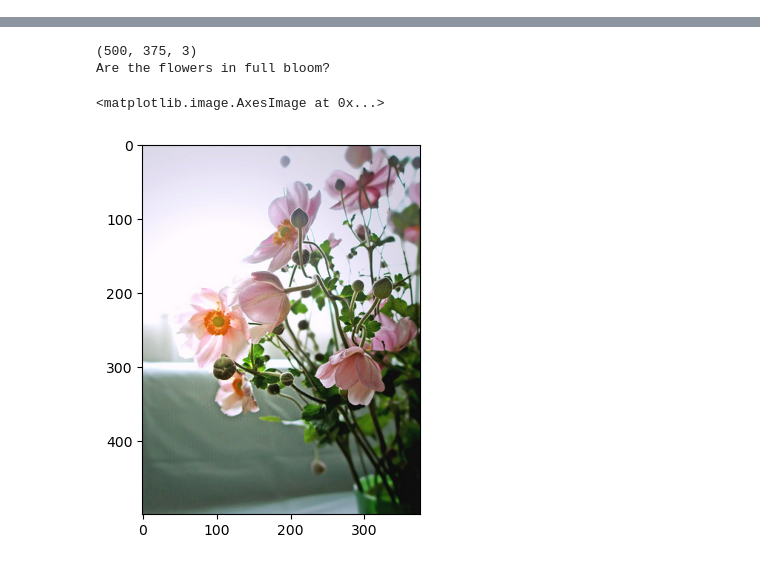
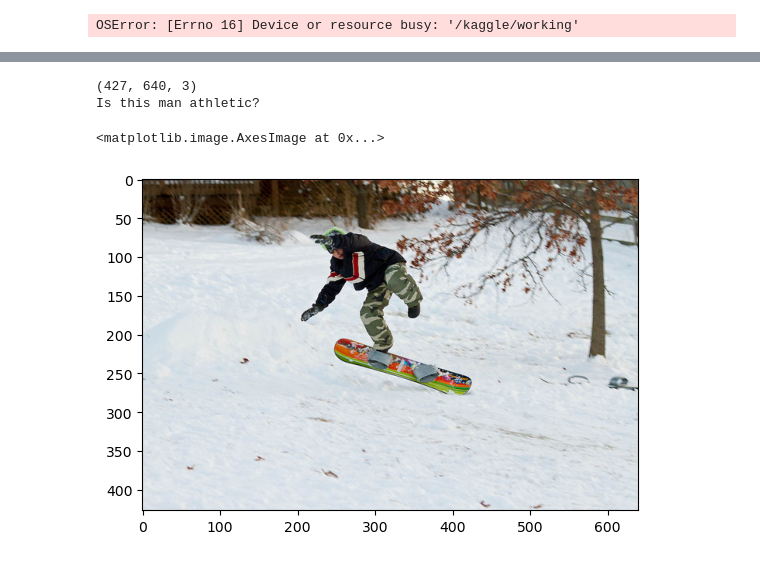
Before and after one commit to Koushikl0l/VQA_Uncharted, a Jupyter notebook: vqa-with-mscoco.ipynb, the cells around one changed output, grey strips where cells are left out. Drawn from its saved outputs; the diff is of its cells as text; code cells hidden in the pictures.

```diff
--- a/vqa-with-mscoco.ipynb
+++ b/vqa-with-mscoco.ipynb
@@ -49,3 +54,24 @@ warnings.filterwarnings("ignore")
+# %%
+# Clear output folder
+import os
+
+def remove_folder_contents(folder):
+    for the_file in os.listdir(folder):
+        file_path = os.path.join(folder, the_file)
+        try:
+            if os.path.isfile(file_path):
+                os.unlink(file_path)
+            elif os.path.isdir(file_path):
+                remove_folder_contents(file_path)
+                os.rmdir(file_path)
+        except Exception as e:
+            print(e)
+
+folder_path = '/kaggle/working'
+remove_folder_contents(folder_path)
+os.rmdir(folder_path)
+# %% [output]
+OSError: [Errno 16] Device or resource busy: '/kaggle/working'
 # %%
 data_df_k1000 = pd.read_csv("/kaggle/input/my-data/mscoco_train2014_k1000_50k.csv")
 data_df_k1000.head(10)
@@ -63,16 +89,16 @@ data_df_k1000.head(10)
 | 9 | train2014/COCO_train2014_00000021... | What brand is the man's phone? | apple | iphone,apple,apple,iphone,apple,a... | what |
 # %%
 Image_dataset_path ='/kaggle/input/ms-coco/train2014/'
-print_index = 100
+print_index = 280
 image = Image_dataset_path + data_df_k1000.image_id[print_index]
 image_vect = cv2.imread(image)
 image_vect = cv2.cvtColor(image_vect, cv2.COLOR_BGR2RGB)
 
 print(image_vect.shape)
 print(data_df_k1000.question[print_index])
 plt.imshow(image_vect)
 # %% [output]
-(500, 375, 3)
-Are the flowers in full bloom?
+(427, 640, 3)
+Is this man athletic?
 <matplotlib.image.AxesImage at 0x...>
-[figure, old version]
+[figure, new version]
```
Also changed, not shown: parts of 18 cells of this notebook.
